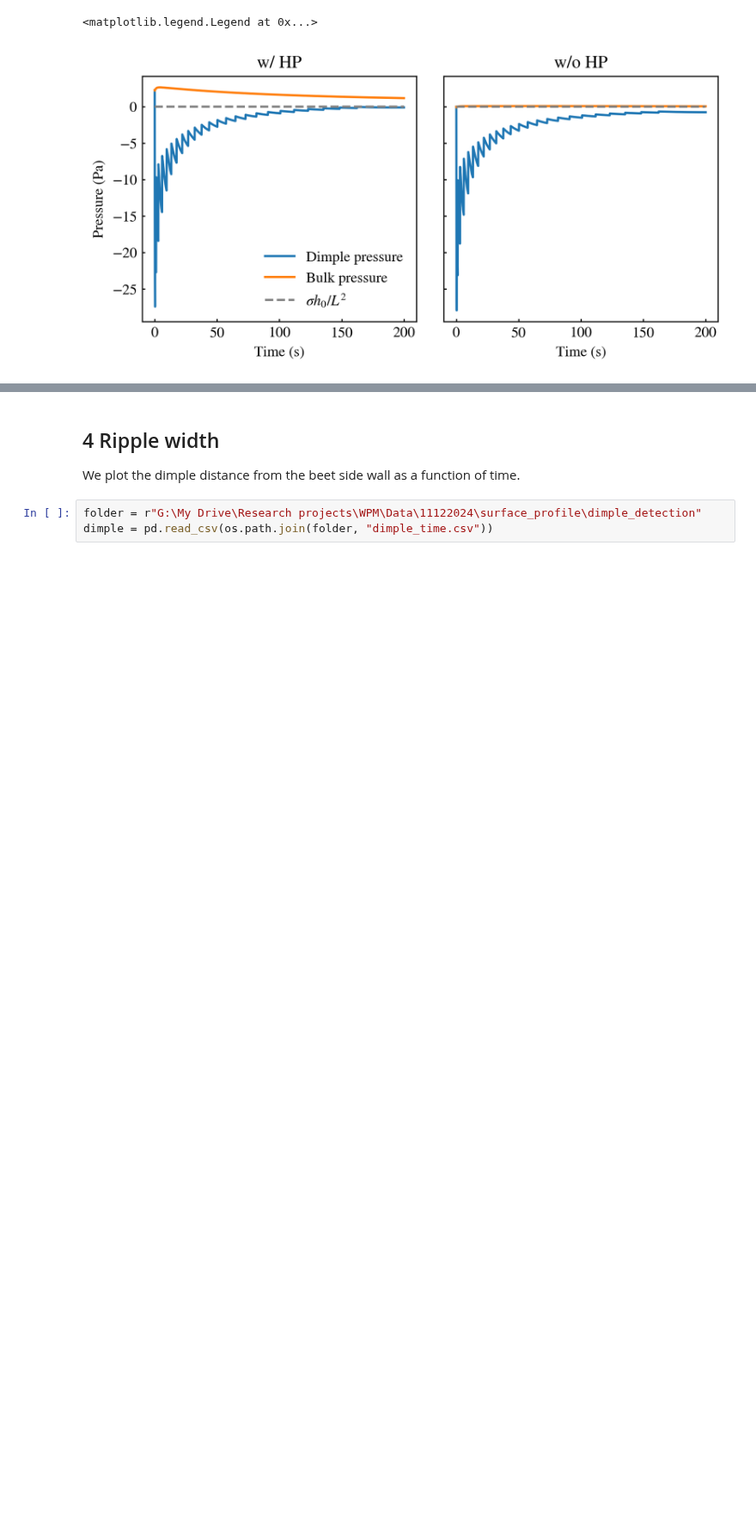
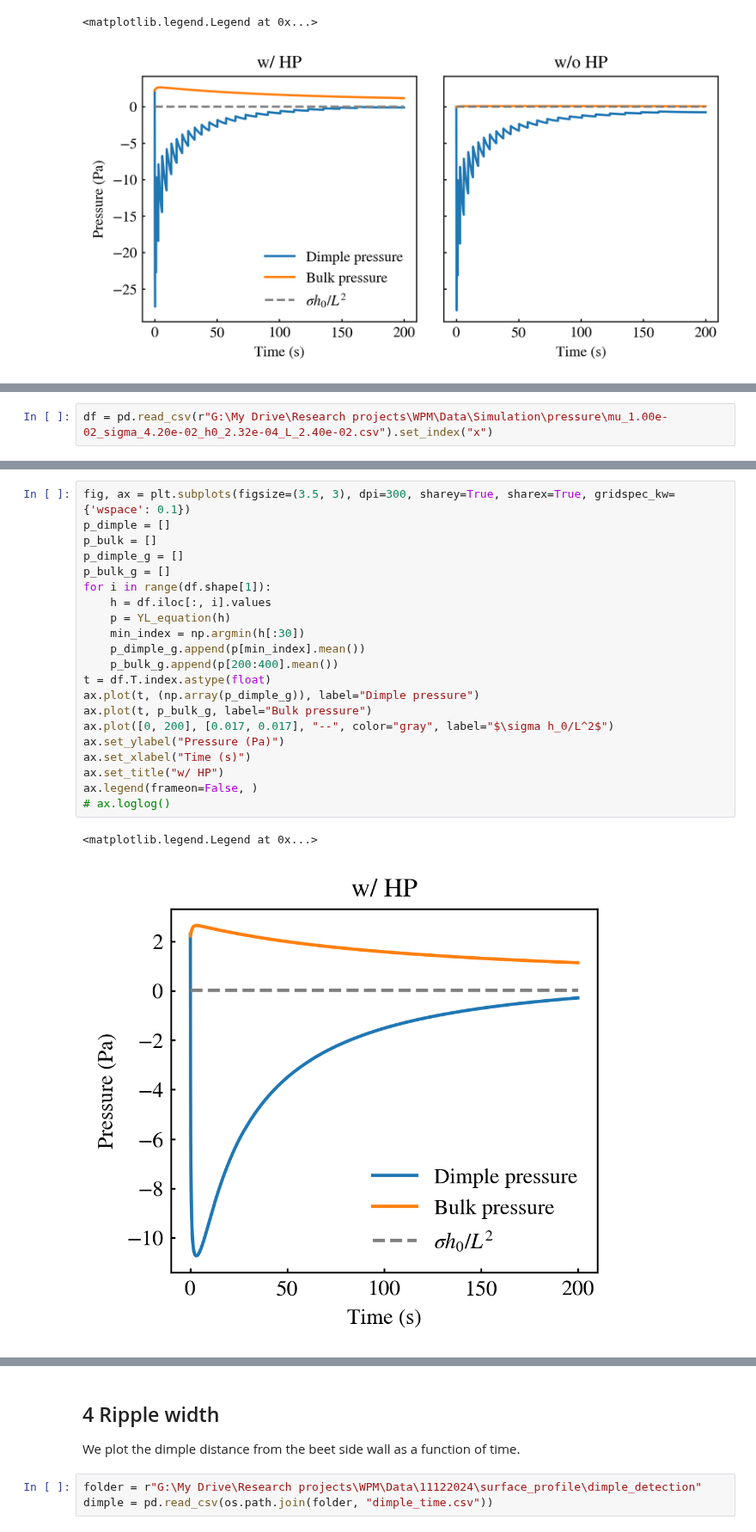
Before and after one commit to ZLoverty/WPM, a Jupyter notebook: Code/Response_to_reviewers.ipynb, the cells around one changed output, grey strips where cells are left out. Shown at 86% size. Saved outputs shown, nothing was run; the diff lists cells and outputs as text; blank space fills up the shorter version.

Commit message:
smoother pressure evolution curves and length dependence curve

```diff
--- a/Code/Response_to_reviewers.ipynb
+++ b/Code/Response_to_reviewers.ipynb
@@ -318,0 +317,2 @@ ax[0].legend(frameon=False, )
+# %%
+df = pd.read_csv(r"G:\My Drive\Research projects\WPM\Data\Simulation\pressure\mu_1.00e-02_sigma_4.20e-02_h0_2.32e-04_L_2.40e-02.csv").set_index("x")
@@ -318,0 +336,24 @@ ax[0].legend(frameon=False, )
+# %%
+fig, ax = plt.subplots(figsize=(3.5, 3), dpi=300, sharey=True, sharex=True, gridspec_kw={'wspace': 0.1})
+p_dimple = []
+p_bulk = []
+p_dimple_g = []
+p_bulk_g = []
+for i in range(df.shape[1]):
+    h = df.iloc[:, i].values
+    p = YL_equation(h)
+    min_index = np.argmin(h[:30])
+    p_dimple_g.append(p[min_index].mean())
+    p_bulk_g.append(p[200:400].mean())
+t = df.T.index.astype(float)
+ax.plot(t, (np.array(p_dimple_g)), label="Dimple pressure")
+ax.plot(t, p_bulk_g, label="Bulk pressure")
+ax.plot([0, 200], [0.017, 0.017], "--", color="gray", label="$\sigma h_0/L^2$")
+ax.set_ylabel("Pressure (Pa)")
+ax.set_xlabel("Time (s)")
+ax.set_title("w/ HP")
+ax.legend(frameon=False, )
+# ax.loglog()
+# %% [output]
+<matplotlib.legend.Legend at 0x...>
+[figure, added]
```
Also changed, not shown: parts of 8 cells of this notebook, 1 other file.
